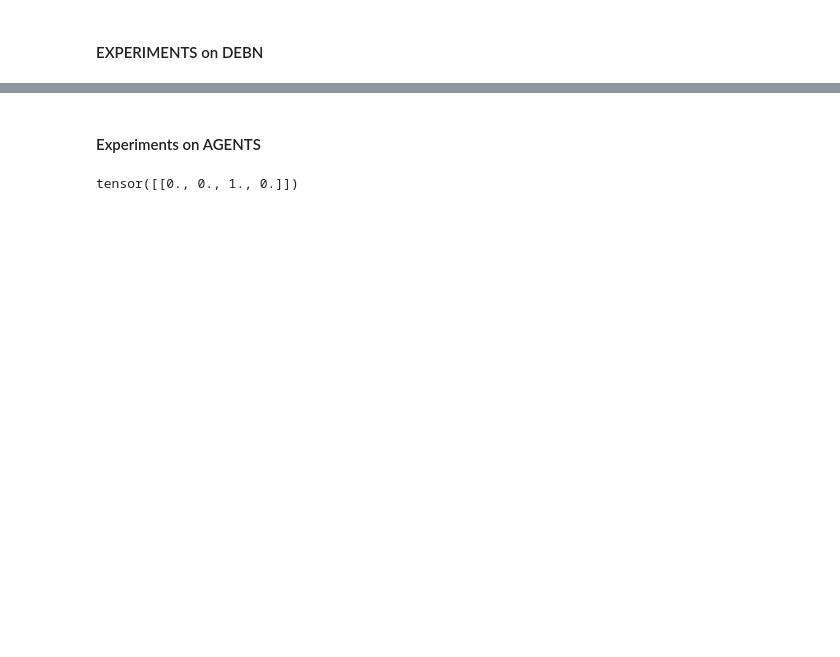
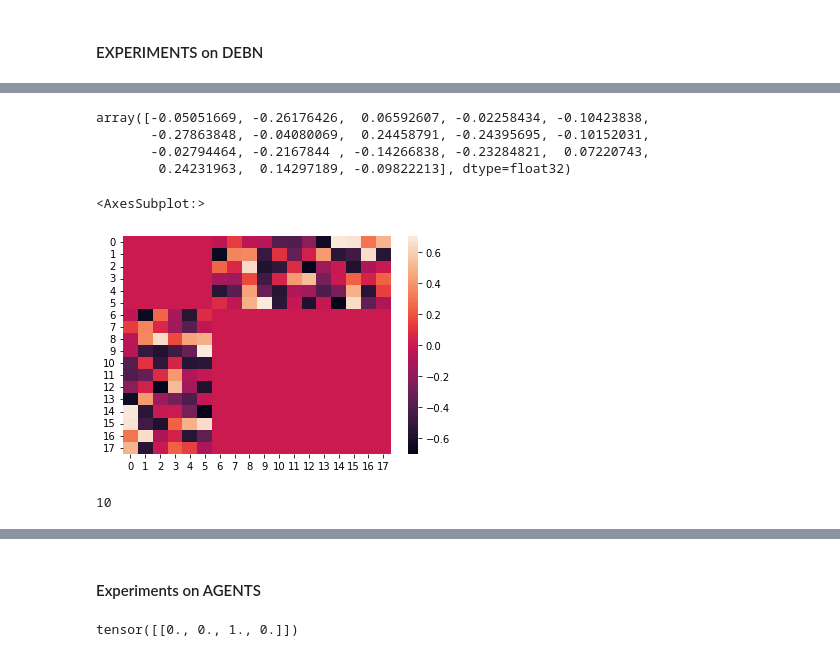
Before and after one commit to pafloxy/quantum-enhanceable-deep-rl, a Jupyter notebook: trial-v0.1.ipynb, the cells around one changed output, grey strips where cells are left out. Saved outputs shown, nothing was run; the diff lists cells and outputs as text; code cells hidden in the pictures; blank space fills up the shorter version.

```diff
--- a/trial-v0.1.ipynb
+++ b/trial-v0.1.ipynb
@@ -53,4 +33,4 @@ trajectory[-1000::50]
 # %% [markdown]
 #### EXPERIMENTS on DEBN
 # %%
-net = DEBN(4,2,dim_hidden_=[10])
+net = DEBN(8,4,dim_hidden_=[6])
@@ -56,0 +61,25 @@ net = DEBN(4,2,dim_hidden_=[10])
+# %%
+np.append(param_dict['visible.bias'].numpy(), param_dict['b_input.weight'].numpy() )
+# %% [output]
+array([-0.05051669, -0.26176426,  0.06592607, -0.02258434, -0.10423838,
+       -0.27863848, -0.04080069,  0.24458791, -0.24395695, -0.10152031,
+       -0.02794464, -0.2167844 , -0.14266838, -0.23284821,  0.07220743,
+        0.24231963,  0.14297189, -0.09822213], dtype=float32)
+# %%
+params = list(net.named_parameters())
+
+a = param_dict['visible.weight'].numpy()
+# a = a.transpose()
+
+z0 = np.zeros((a.shape[0],a.shape[0]))
+z1 = np.zeros((a.shape[1],a.shape[1]))
+
+up = np.concatenate((z0, a), axis= 1)
+down = np.concatenate( (a.transpose(), z1), axis= 1)
+
+mat = np.concatenate((up,down), axis= 0)
+
+sns.heatmap(mat)
+# %% [output]
+<AxesSubplot:>
+[figure, added]
@@ -56,0 +117,4 @@ net = DEBN(4,2,dim_hidden_=[10])
+# %%
+len(params)
+# %% [output]
+10
```
Also changed, not shown: parts of 20 cells of this notebook.
